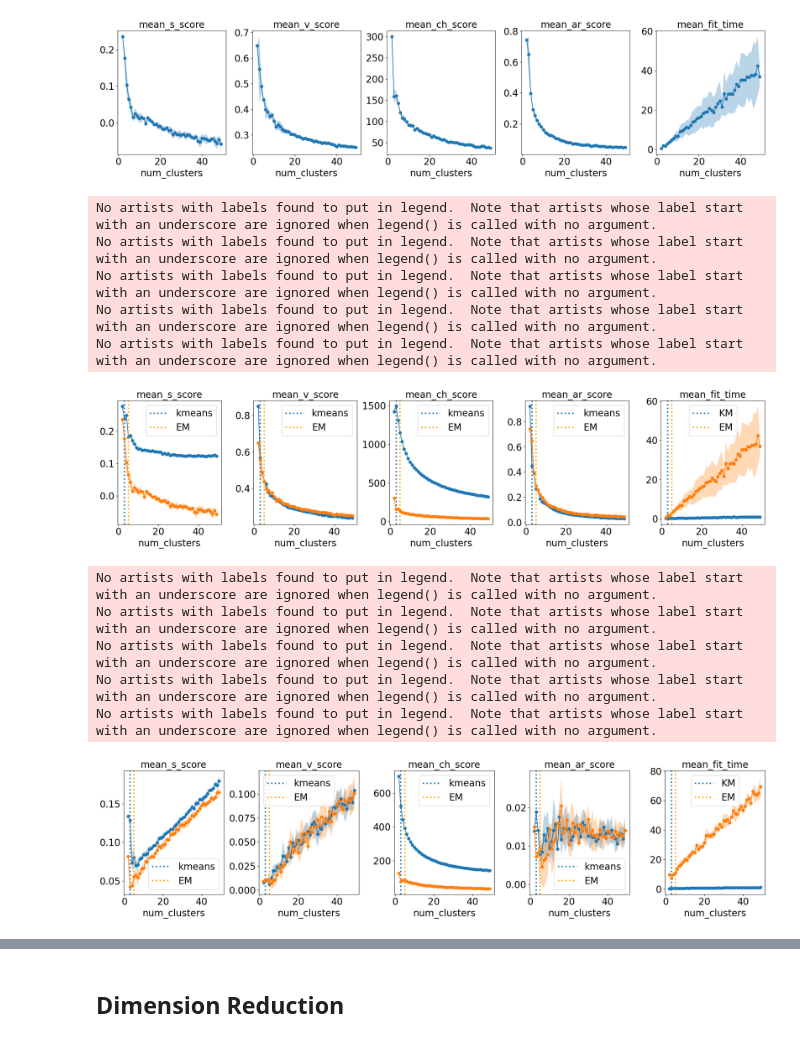
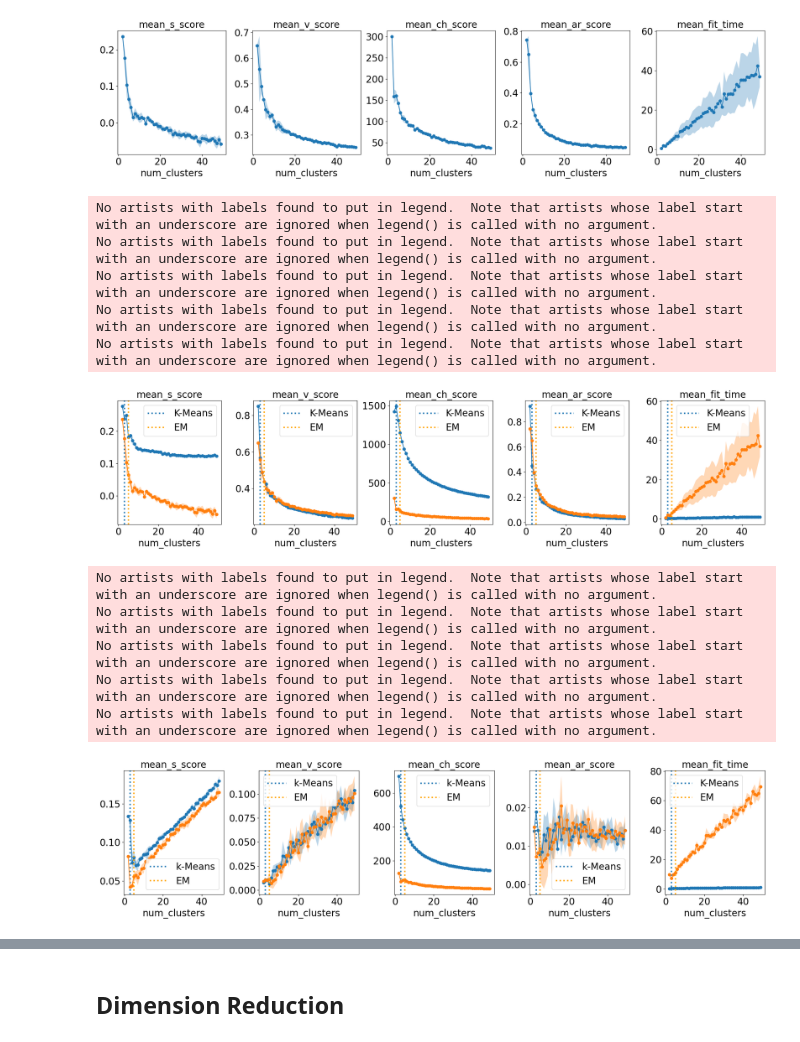
Before and after one commit to lboadi2/machine_learning, a Jupyter notebook: 3_unsupervised_learning/visuals.ipynb, the cells around one changed output, grey strips where cells are left out. Saved outputs shown, nothing was run; the diff lists cells and outputs as text; code cells hidden in the pictures.

```diff
--- a/3_unsupervised_learning/visuals.ipynb
+++ b/3_unsupervised_learning/visuals.ipynb
@@ -365,7 +392,7 @@ for name in score_lst:
     y_std = df_km_wine[std_name]
     plot_curve(x_data=x_data, y_mean=y_mean, y_std=y_std, axs=axs[count], name=col_name)
     axs[count].axvline(x=s_km_cluster_wine.iloc[0,1], color='C0',
-                        linestyle=':', label='kmeans', lw=3)
+                        linestyle=':', label='K-Means', lw=3)
 
     # EM plot
     y_mean = df_em_score_wine[col_name]
@@ -373,35 +400,35 @@ for name in score_lst:
     plot_curve(x_data=x_data, y_mean=y_mean, y_std=y_std, axs=axs[count], name=col_name)
     axs[count].axvline(x=s_em_cluster_wine.iloc[0,1],color='orange',
                         linestyle=':', label='EM', lw=3)
     axs[count].legend(fontsize=20)
     # increment index counter for axes array
     count=count+1
 
 # plot fit time for km
 y_mean = df_km_wine['mean_fit_time']
 y_std = df_km_wine['std_fit_time']
 plot_curve(x_data=x_data, y_mean=y_mean, y_std=y_std, axs=axs[-1], name='mean_fit_time')
 axs[-1].axvline(x=s_km_cluster_wine.iloc[0,1],color='C0',
-                        linestyle=':', label='KM', lw=3)
+                        linestyle=':', label='K-Means', lw=3)
 
 # plot fit time for em
 y_mean = df_em_score_wine['mean_fit_time']
 y_std = df_em_score_wine['std_fit_time']
 plot_curve(x_data=x_data, y_mean=y_mean, y_std=y_std, axs=axs[-1], name='mean_fit_time')
 axs[-1].axvline(x=s_em_cluster_wine.iloc[0,1],color='orange',
                         linestyle=':', label='EM', lw=3)
 axs[-1].legend(fontsize=20)
 
 # tighten layer for figure clarity
 plt.tight_layout()
 plt.show()
 # %% [output]
 No artists with labels found to put in legend.  Note that artists whose label start with an underscore are ignored when legend() is called with no argument.
 No artists with labels found to put in legend.  Note that artists whose label start with an underscore are ignored when legend() is called with no argument.
 No artists with labels found to put in legend.  Note that artists whose label start with an underscore are ignored when legend() is called with no argument.
 No artists with labels found to put in legend.  Note that artists whose label start with an underscore are ignored when legend() is called with no argument.
 No artists with labels found to put in legend.  Note that artists whose label start with an underscore are ignored when legend() is called with no argument.
-[figure, old version]
+[figure, new version]
 # %%
 ## Clustering Results for Shroom
 fig, axs = plt.subplots(nrows=1,ncols=5, figsize=(20,5))
@@ -418,7 +445,7 @@ for name in score_lst:
     y_std = df_km_shroom[std_name]
     plot_curve(x_data=x_data, y_mean=y_mean, y_std=y_std, axs=axs[count], name=col_name)
     axs[count].axvline(x=s_km_cluster_wine.iloc[0,1], color='C0',
-                        linestyle=':', label='kmeans', lw=3)
+                        linestyle=':', label='k-Means', lw=3)
 
     # EM plot
     y_mean = df_em_score_shroom[col_name]
@@ -454,4 +481,4 @@ No artists with labels found to put in legend.  Note that artists whose label st
 No artists with labels found to put in legend.  Note that artists whose label start with an underscore are ignored when legend() is called with no argument.
 No artists with labels found to put in legend.  Note that artists whose label start with an underscore are ignored when legend() is called with no argument.
 No artists with labels found to put in legend.  Note that artists whose label start with an underscore are ignored when legend() is called with no argument.
-[figure, old version]
+[figure, new version]
```
Also changed, not shown: parts of 12 cells of this notebook.
